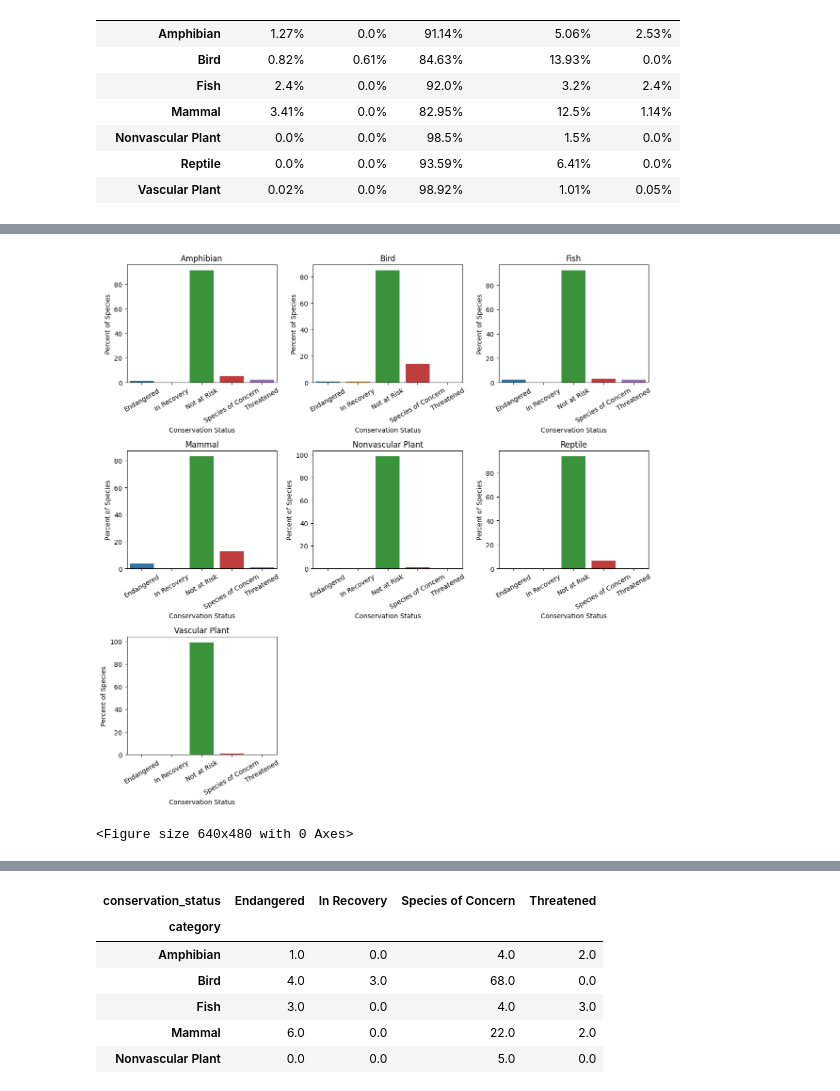
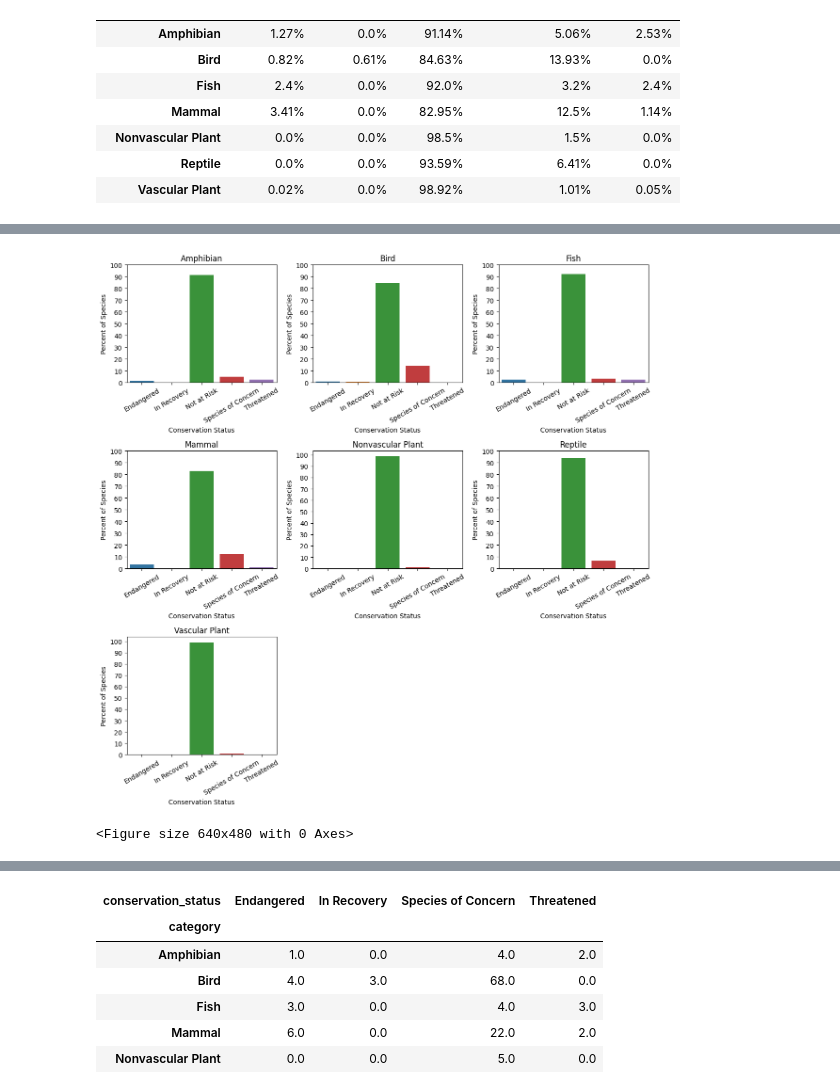
Before and after one commit to bsandma1/Biodiversity_Analysis, a Jupyter notebook: Biodiversity_Analysis.ipynb, the cells around one changed output, grey strips where cells are left out. Cells and saved outputs as stored; diff of their text form; code cells hidden in the pictures.

```diff
--- a/Biodiversity_Analysis.ipynb
+++ b/Biodiversity_Analysis.ipynb
@@ -1089,6 +1100,8 @@ for i in range(len(parks_species_cat_pivot_props.columns)):
   ax = plt.subplot(3, 2, i + 1)
   ax.set_xticks(range(len(parks_species_cat_pivot.index)))
   ax.set_xticklabels(parks_species_cat_pivot.index, rotation=30)
+  ax.set_yticks(range(0, 110, 10))
+  ax.set_yticklabels(range(0, 110, 10))
   plt.tight_layout()
 
 plt.show()
@@ -1099,26 +1112,28 @@ plt.clf()
 # %%
 # 39 (Cont.)
 
 # Plotting the number of species per conservation status within each category
 
 plt.figure(figsize=(12, 12))
 
 for i in range(len(parks_species_cat_pivot_props.index)):
   data = parks_species_cat_pivot_props.iloc[i].reset_index()
 
   plt.subplot(3, 3, i + 1)
   sns.barplot(x=data[data.columns[0]], y=data[data.columns[1]])
   plt.title(f'{parks_species_cat_pivot.index[i]}')
   plt.xlabel('Conservation Status')
   plt.ylabel('Percent of Species')
   ax = plt.subplot(3, 3, i + 1)
   ax.set_xticks(range(len(data.conservation_status)))
   ax.set_xticklabels(data.conservation_status, rotation=30)
+  ax.set_yticks(range(0, 110, 10))
+  ax.set_yticklabels(range(0, 110, 10))
   plt.tight_layout()
 
 plt.show()
 plt.clf()
 # %% [output]
-[figure, old version]
+[figure, new version]
 <Figure size 640x480 with 0 Axes>
 # %% [markdown]
```
Also changed, not shown: parts of 24 cells of this notebook.
